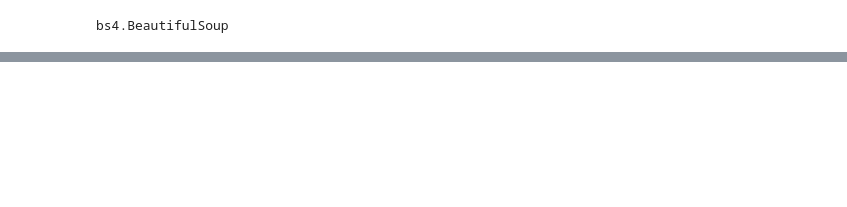
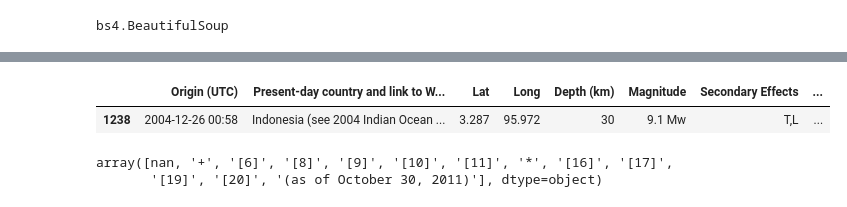
Before and after one commit to smitamisra/StrikingRobo_Earthquakes, a Jupyter notebook: MR_DQ3.ipynb, the cells around one changed output, grey strips where cells are left out. Drawn from its saved outputs; the diff is of its cells as text; code cells hidden in the pictures; blank space fills up the shorter version.

```diff
--- a/MR_DQ3.ipynb
+++ b/MR_DQ3.ipynb
@@ -39,0 +33,2 @@ SyntaxError: invalid syntax (<ipython-input-33-69ff4a2023ac>, line 1)
+# %%
+columns = [th.text for th in table_headers]
@@ -39,0 +39,5 @@ SyntaxError: invalid syntax (<ipython-input-33-69ff4a2023ac>, line 1)
+# %%
+rows = []
+for tr in table_2.find_all("tr")[1:]:
+    row_data = [td.text for td in tr.find_all("td")]
+    rows.append(row_data)
@@ -39,0 +64,2 @@ SyntaxError: invalid syntax (<ipython-input-33-69ff4a2023ac>, line 1)
+# %%
+earthquakes = pd.DataFrame(rows, columns = columns)
@@ -39,0 +86,2 @@ SyntaxError: invalid syntax (<ipython-input-33-69ff4a2023ac>, line 1)
+# %%
+earthquakes = earthquakes.replace("", np.nan)
@@ -39,0 +128,5 @@ SyntaxError: invalid syntax (<ipython-input-33-69ff4a2023ac>, line 1)
+# %%
+earthquakes[earthquakes["Other Source Deaths"].str.contains("231000", na = False)]
+# %% [output]
+|  | Origin (UTC) | Present-day country and link to W... | Lat | Long | Depth (km) | Magnitude | Secondary Effects | ... |
+| 1238 | 2004-12-26 00:58 | Indonesia (see 2004 Indian Ocean ... | 3.287 | 95.972 | 30 | 9.1 Mw | T,L | ... |
@@ -39,0 +135,7 @@ SyntaxError: invalid syntax (<ipython-input-33-69ff4a2023ac>, line 1)
+# %%
+footnotes = earthquakes["Other Source Deaths"].str.extract("(?P<footnotes>\[\d+\]|\(.*\)|\*|\+)")
+#earthquakes["footnotes"] = footnotes.
+footnotes.unique()
+# %% [output]
+array([nan, '+', '[6]', '[8]', '[9]', '[10]', '[11]', '*', '[16]', '[17]',
+       '[19]', '[20]', '(as of October 30, 2011)'], dtype=object)
```
Also changed, not shown: parts of 18 cells of this notebook.
